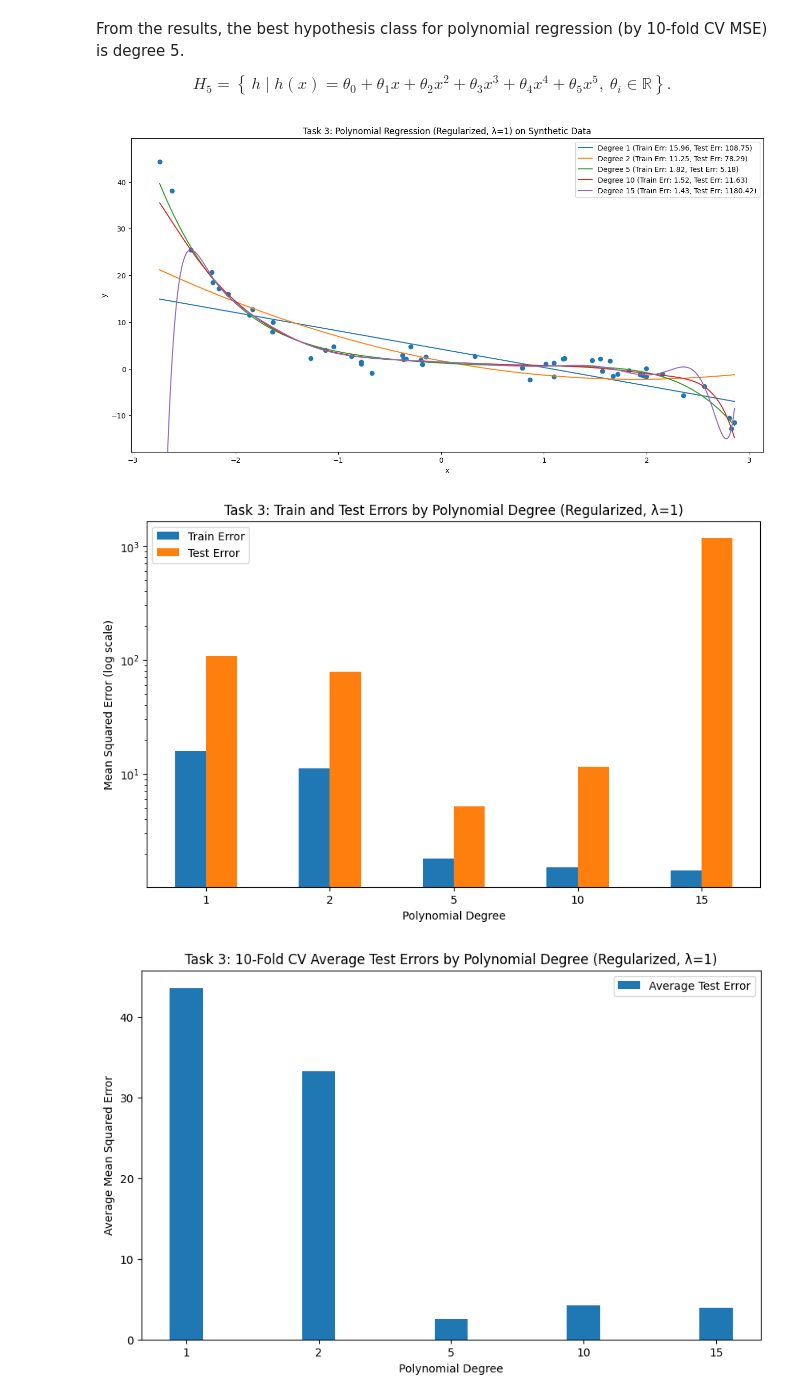
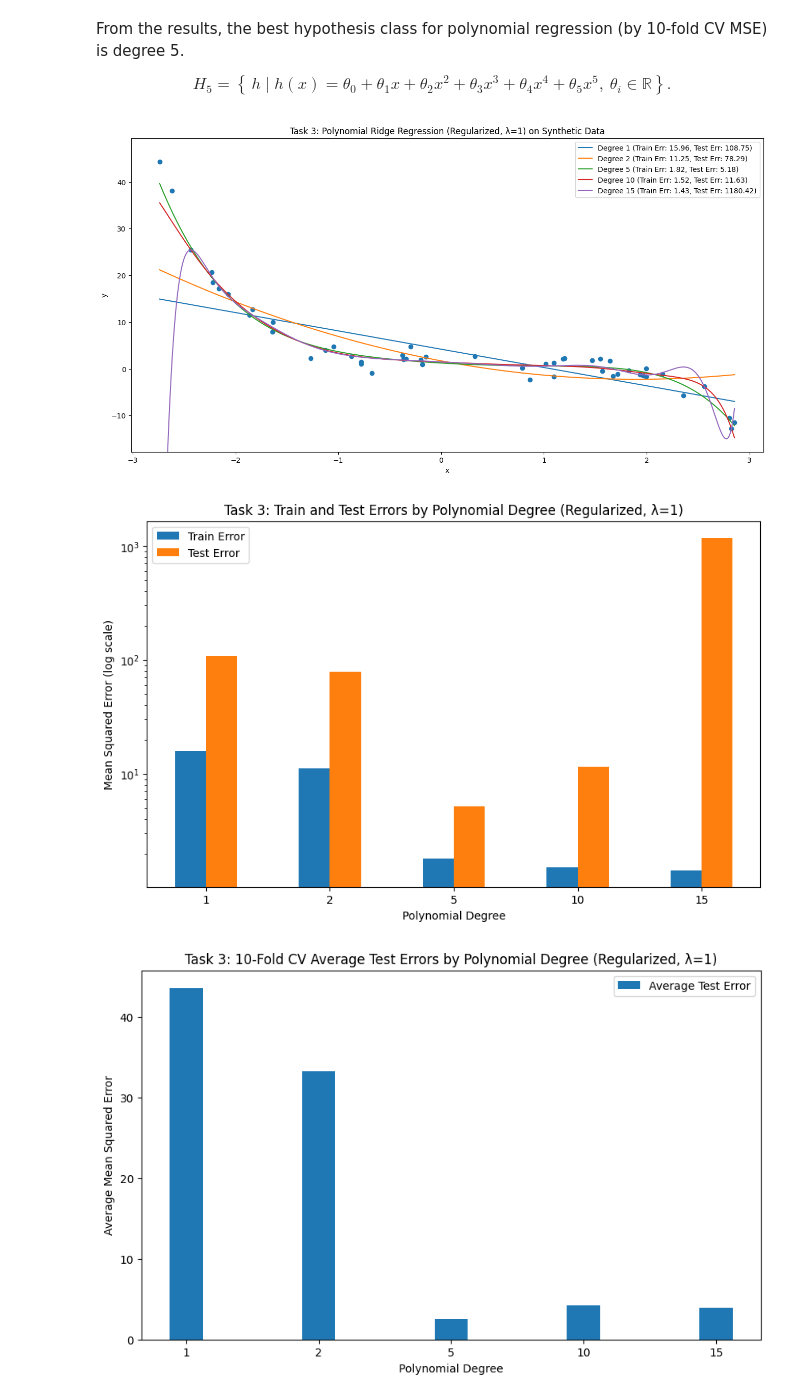
Before and after one commit to duanxianpi/4ML3, a Jupyter notebook: A1_Q5.ipynb, the cells around one changed output. Cells and saved outputs as stored; diff of their text form; code cells hidden in the pictures.

Commit message:
fix figure title

```diff
--- a/A1_Q5.ipynb
+++ b/A1_Q5.ipynb
@@ -367,35 +367,35 @@ for degree in degrees:
         y_line,
         label=f"Degree {degree} (Train Err: {y_train_err:.2f}, Test Err: {y_test_err:.2f})",
     )
 
 
 ax1.set_xlabel("x")
 ax1.set_ylabel("y")
 ax1.set_ylim((y.min()-5, y.max()+5))
-ax1.set_title("Task 3: Polynomial Regression (Regularized, λ=1) on Synthetic Data")
+ax1.set_title("Task 3: Polynomial Ridge Regression (Regularized, λ=1) on Synthetic Data")
 ax1.legend()
 
 # Plot the bar chart of errors
 width = 0.25  # the width of the bars
 x = np.arange(len(degrees))  # the label locations
 train_err_x = x - width/2
 test_err_x = x + width/2
 
 fig2, ax2 = plt.subplots(figsize=(10, 6))
 ax2.bar(train_err_x, train_errs, width, label='Train Error')
 ax2.bar(test_err_x, test_errs, width, label='Test Error')
 
 ax2.set_yscale('log')
 ax2.set_xlabel('Polynomial Degree')
 ax2.set_ylabel('Mean Squared Error (log scale)')
 ax2.set_title('Task 3: Train and Test Errors by Polynomial Degree (Regularized, λ=1)')
 ax2.set_xticks(x)
 ax2.set_xticklabels(map(str, degrees))
 ax2.legend()
 
 plt.show()
 # %% [output]
-[figure, old version]
+[figure, new version]
 [figure]
 # %%
 # Task 3.2: 10-Fold Cross-Validation (Regularized)
```
